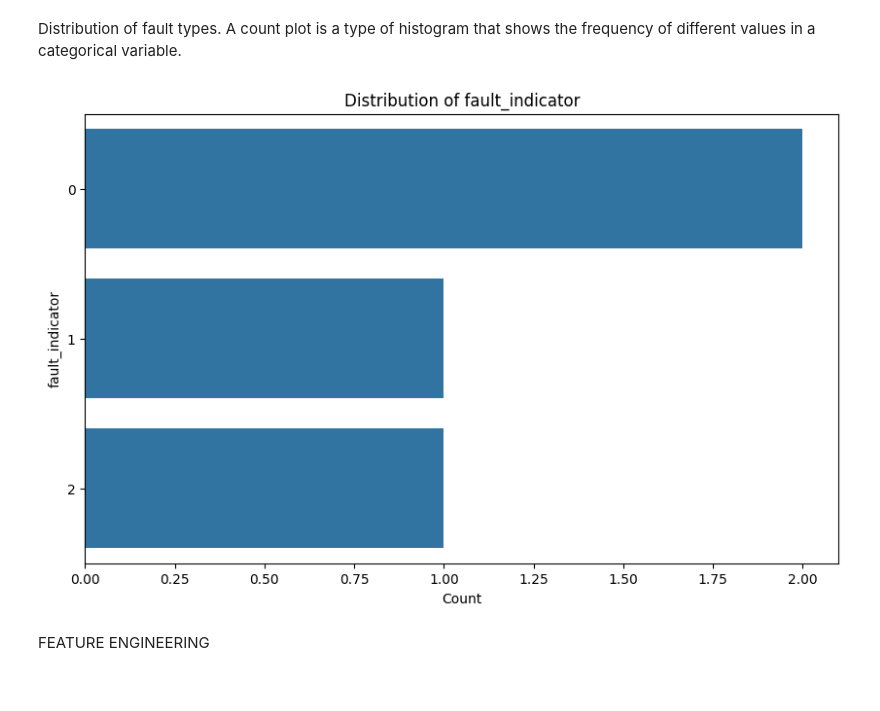
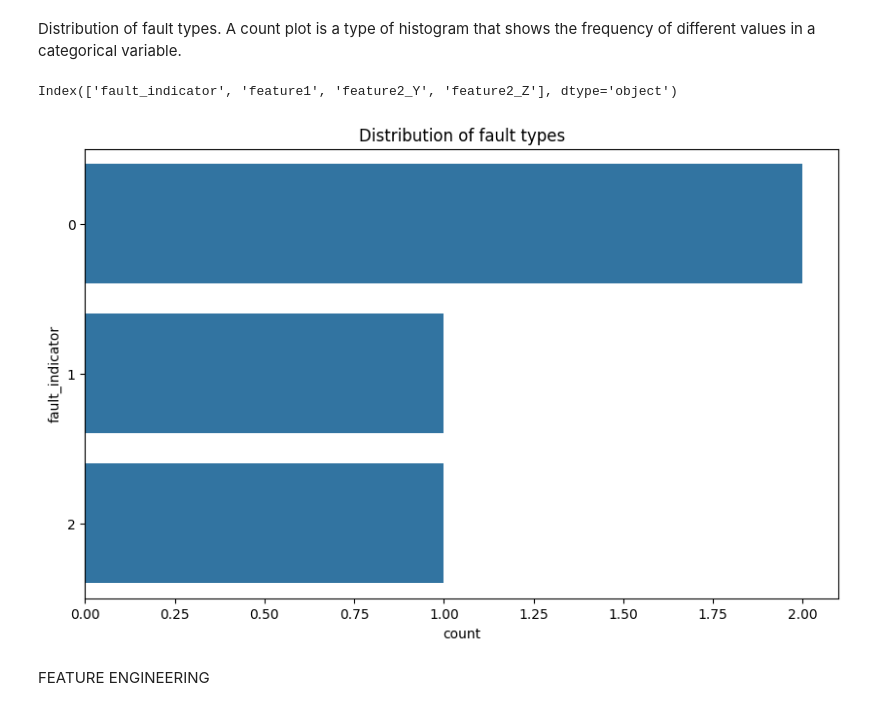
Before and after one commit to Phyllis-Kiruki/ELECTRCICAL-FAULT-CLASSIFICATION-AND-DETECTION, a Jupyter notebook: ClassifyandDetect.ipynb, the cells around one changed output. Cells and saved outputs as stored; diff of their text form; code cells hidden in the pictures.

```diff
--- a/ClassifyandDetect.ipynb
+++ b/ClassifyandDetect.ipynb
@@ -261,18 +269,18 @@ DATA VISUALIZATION
 # %% [markdown]
 Distribution of fault types.
 A count plot is a type of histogram that shows the frequency of different values in a categorical variable.
+# %%
+print(data.columns)
+# %% [output]
+Index(['fault_indicator', 'feature1', 'feature2_Y', 'feature2_Z'], dtype='object')
 # %%
-
-
 # Plotting the distribution of fault types
 plt.figure(figsize=(10, 6))
-sns.countplot(y=data['fault_indicator'])
-plt.title('Distribution of fault_indicator')
-plt.xlabel('Count')
-plt.ylabel('fault_indicator')
+sns.countplot(y=data['fault_indicator'])  # Replace 'fault_type' with the correct column name
+plt.title('Distribution of fault types')
 plt.show()
 # %% [output]
-[figure, old version]
+[figure, new version]
 # %% [markdown]
  FEATURE ENGINEERING
 # %% [markdown]
```
Also changed, not shown: parts of 4 cells of this notebook.
